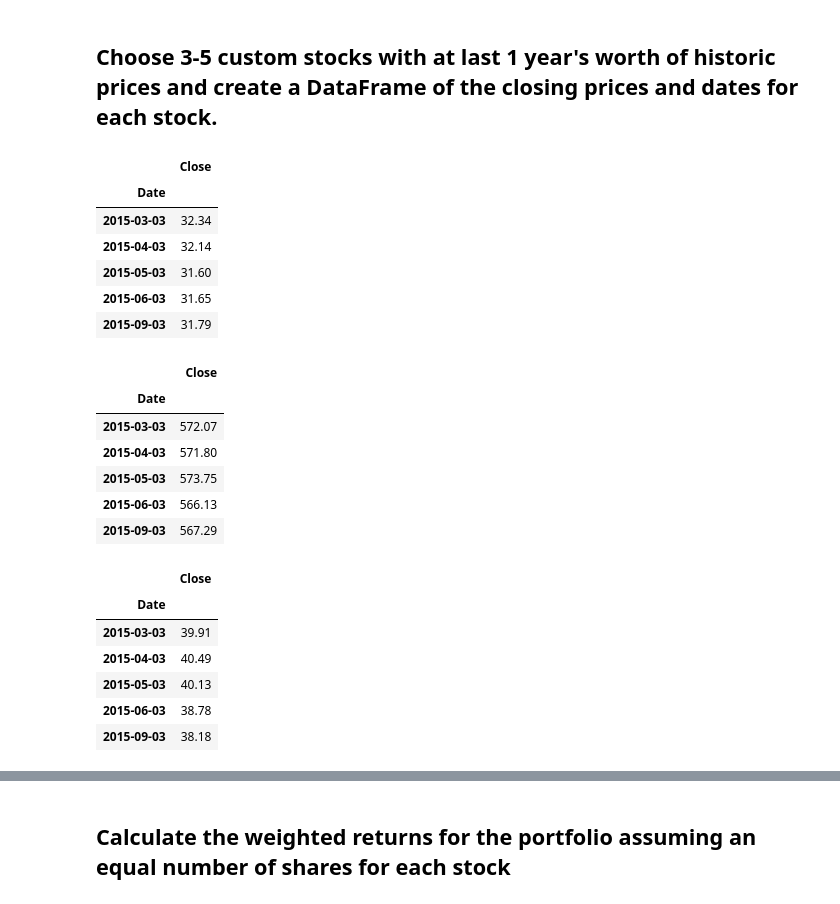
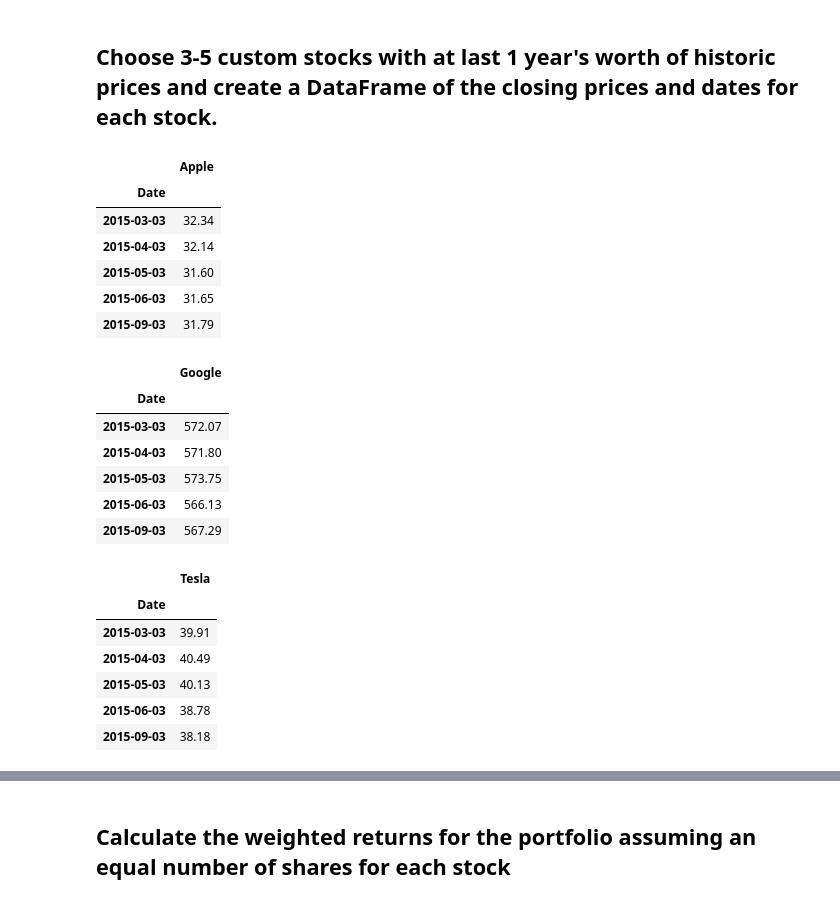
Before and after one commit to nagpalmanpreet/whale-analysis, a Jupyter notebook: whale_analysis.ipynb, the cells around one changed output, grey strips where cells are left out. Drawn from its saved outputs; the diff is of its cells as text; code cells hidden in the pictures.

```diff
--- a/whale_analysis.ipynb
+++ b/whale_analysis.ipynb
@@ -403,13 +428,18 @@ In this section, you will build your own portfolio of stocks, calculate the retu
 # %%
 # Reading data from 1st stock
 
 sheet_id = '1hX8G2OAiRaBsA1BVVP5mefxSW5Yo_Rkwra2ZJHIMVYM'
 sheet_name = 'Apple'
 url = f"https://docs.google.com/spreadsheets/d/{sheet_id}/gviz/tq?tqx=out:csv&sheet={sheet_name}"
 apple_df = pd.read_csv(url,index_col="Date", infer_datetime_format=True, parse_dates=True)
+
+#Rename coloumn to Apple
+columns = {'Apple'}
+apple_df.columns=columns
+
 apple_df.head()
 # %% [output]
-|  | Close |
+|  | Apple |
 | Date |  |
 | 2015-03-03 | 32.34 |
 | 2015-04-03 | 32.14 |
@@ -418,13 +448,17 @@ apple_df.head()
 | 2015-09-03 | 31.79 |
 # %%
 # Reading data from 2nd stock
-sheet_id = '1hX8G2OAiRaBsA1BVVP5mefxSW5Yo_Rkwra2ZJHIMVYM'
 sheet_name = 'Google'
 url = f"https://docs.google.com/spreadsheets/d/{sheet_id}/gviz/tq?tqx=out:csv&sheet={sheet_name}"
 google_df = pd.read_csv(url,index_col="Date", infer_datetime_format=True, parse_dates=True)
+
+#Rename coloumn to Google
+columns = {'Google'}
+google_df.columns=columns
+
 google_df.head()
 # %% [output]
-|  | Close |
+|  | Google |
 | Date |  |
 | 2015-03-03 | 572.07 |
 | 2015-04-03 | 571.80 |
@@ -433,13 +467,16 @@ google_df.head()
 | 2015-09-03 | 567.29 |
 # %%
 # Reading data from 3rd stock
-sheet_id = '1hX8G2OAiRaBsA1BVVP5mefxSW5Yo_Rkwra2ZJHIMVYM'
 sheet_name = 'Tesla'
 url = f"https://docs.google.com/spreadsheets/d/{sheet_id}/gviz/tq?tqx=out:csv&sheet={sheet_name}"
 tesla_df = pd.read_csv(url,index_col="Date", infer_datetime_format=True, parse_dates=True)
+
+#Rename coloumn to Tesla
+columns = {'Tesla'}
+tesla_df.columns=columns
 tesla_df.head()
 # %% [output]
-|  | Close |
+|  | Tesla |
 | Date |  |
 | 2015-03-03 | 39.91 |
 | 2015-04-03 | 40.49 |
```
Also changed, not shown: parts of 28 cells of this notebook.
